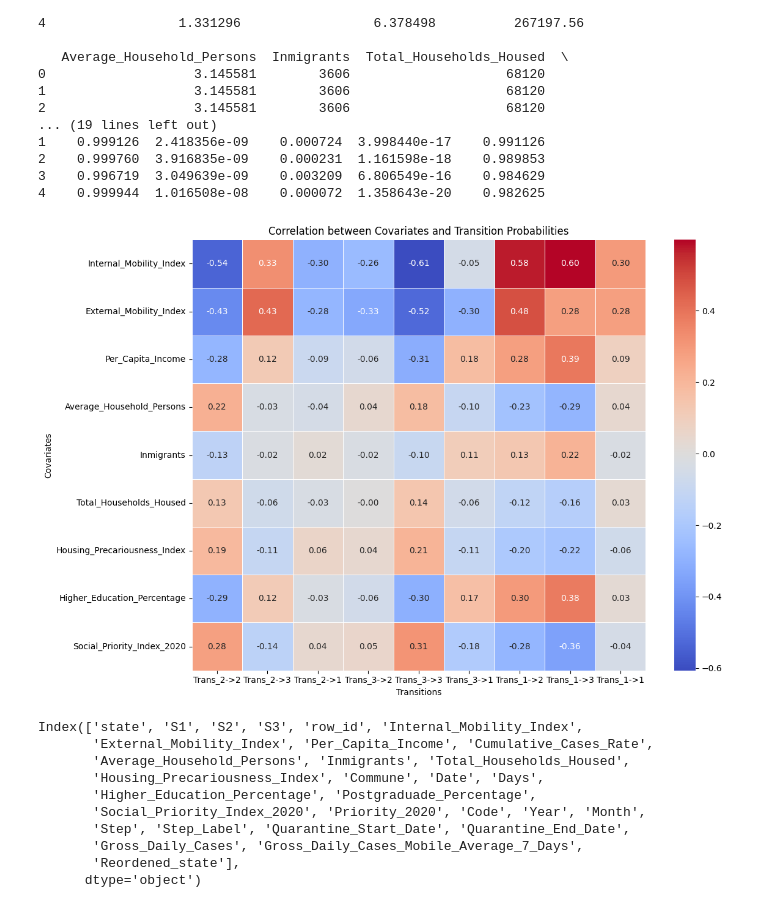
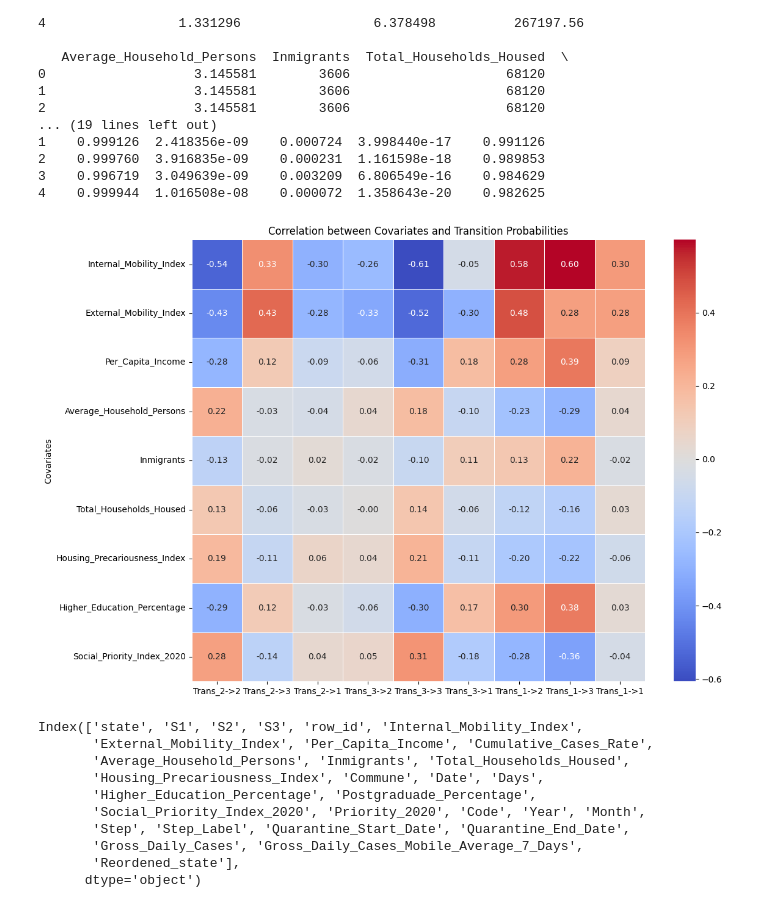
Before and after one commit to lugerlakes/covid-nhmm, a Jupyter notebook: notebooks/nHMM.ipynb, the cells around one changed output. Drawn from its saved outputs; the diff is of its cells as text; code cells hidden in the pictures.

```diff
--- a/notebooks/nHMM.ipynb
+++ b/notebooks/nHMM.ipynb
@@ -137,0 +160,3 @@ plt.show()
+# %%
+reference_date = covid_data['Date'].min()  # Earliest date in your dataset
+covid_data['Days'] = reference_date + pd.to_timedelta(covid_data['Days'], unit='D')
@@ -669,20 +909,20 @@ Combined data for analysis:
 # %%
 # Calculate the correlation matrix
 correlations = analysis_df.corr().loc[
     covariates_df.columns,
     transitions_df.columns
 ]
 
 # Plot the heatmap of correlations
 plt.figure(figsize=(12, 8))
 sns.heatmap(correlations, annot=True, cmap="coolwarm", fmt=".2f", linewidths=0.5)
 plt.title("Correlation between Covariates and Transition Probabilities")
-plt.xlabel("Transitions")
+plt.xlabel(None)
 plt.ylabel("Covariates")
 plt.tight_layout()
 plt.show()
 # %% [output]
-[figure, old version]
+[figure, new version]
 # %%
 viterbi_merged.columns
 # %% [output]
```
Also changed, not shown: parts of 32 cells of this notebook.
